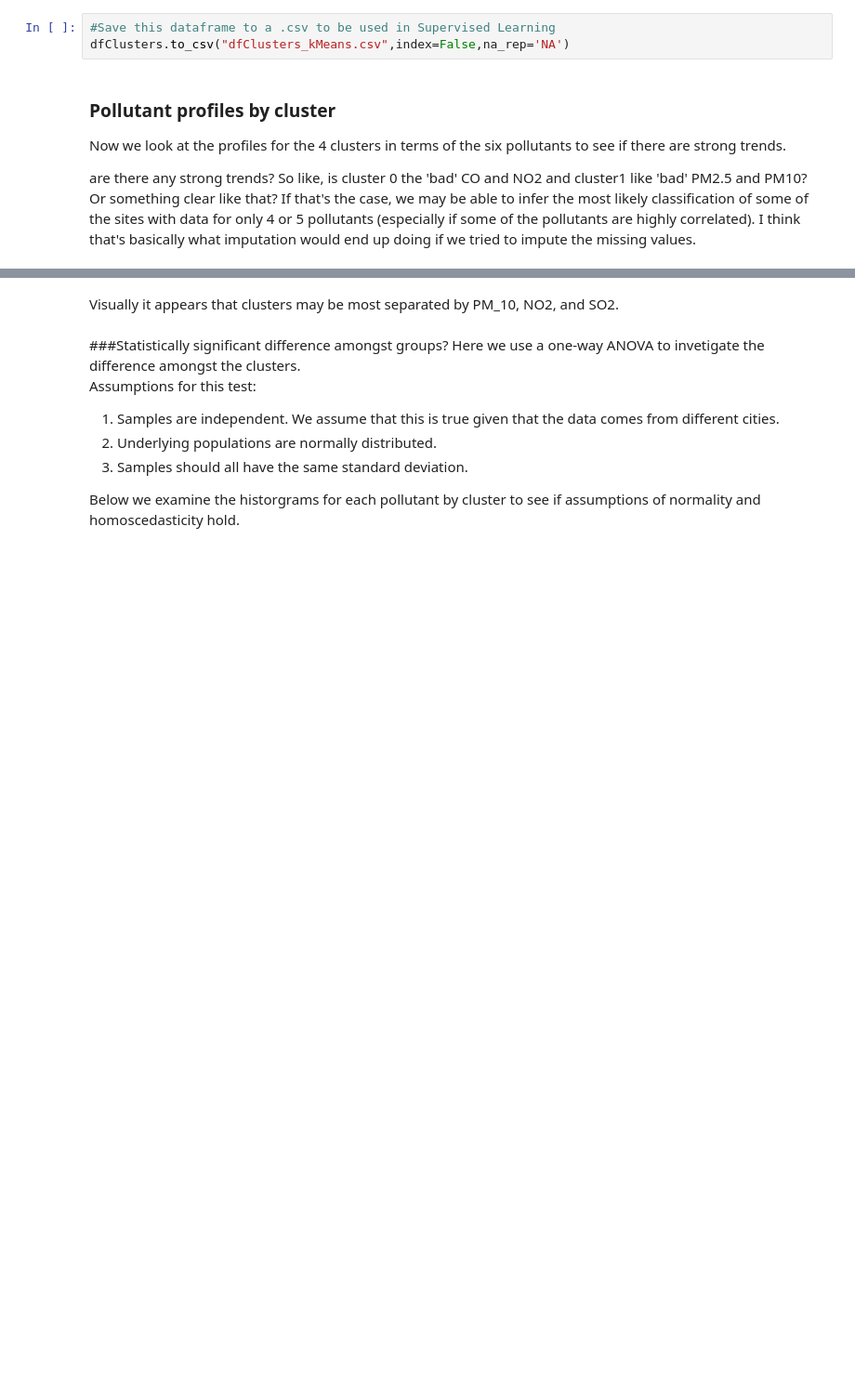
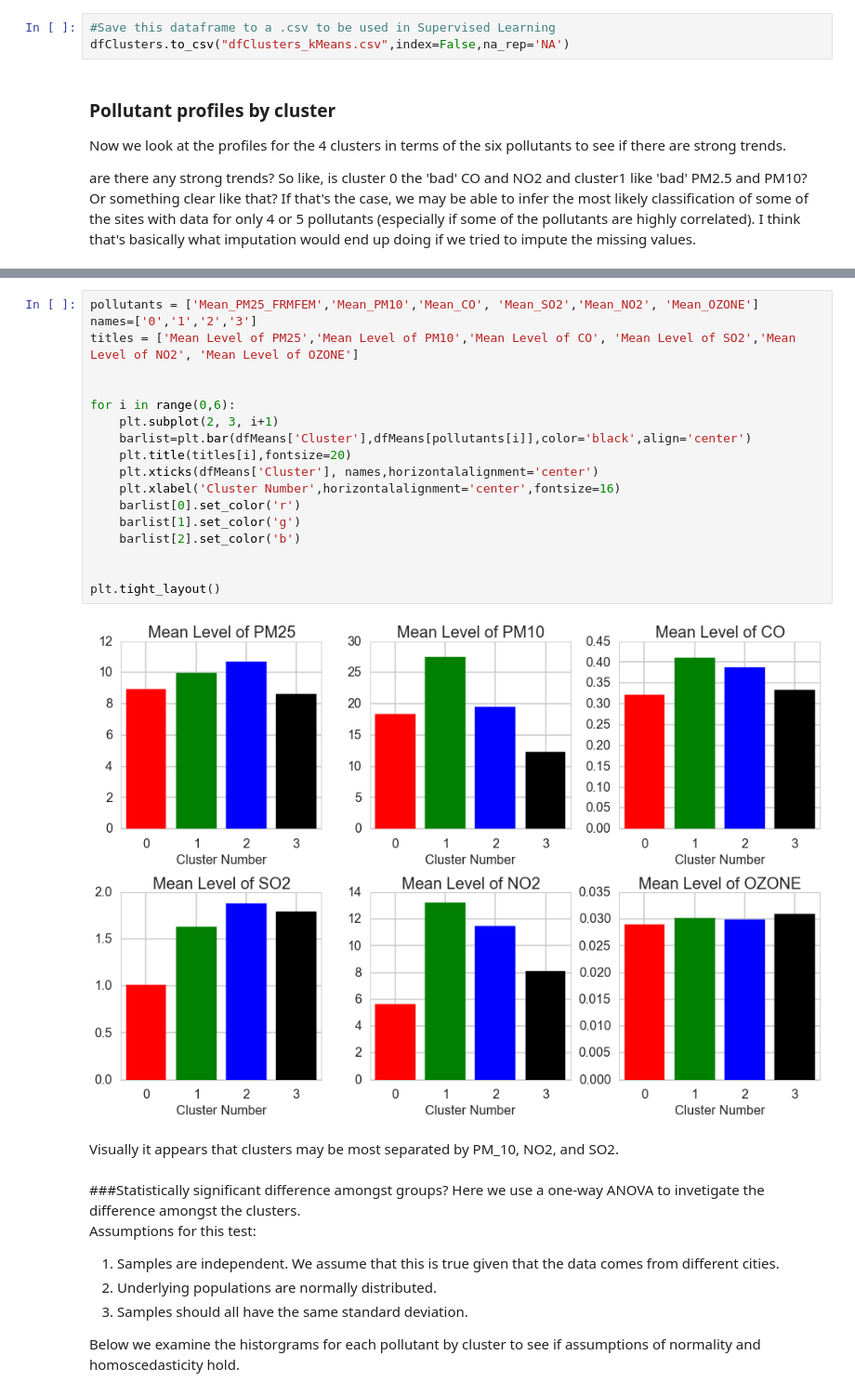
Before and after one commit to mchaffin17/AirPollutionFinalProject, a Jupyter notebook: UnsupervisedAnalysis.ipynb, the cells around one changed output, grey strips where cells are left out. Shown at 93% size. Saved outputs shown, nothing was run; the diff lists cells and outputs as text; blank space fills up the shorter version.

```diff
--- a/UnsupervisedAnalysis.ipynb
+++ b/UnsupervisedAnalysis.ipynb
@@ -457,3 +414,23 @@ plt.tight_layout()
+# %%
+pollutants = ['Mean_PM25_FRMFEM','Mean_PM10','Mean_CO', 'Mean_SO2','Mean_NO2', 'Mean_OZONE']
+names=['0','1','2','3']
+titles = ['Mean Level of PM25','Mean Level of PM10','Mean Level of CO', 'Mean Level of SO2','Mean Level of NO2', 'Mean Level of OZONE']
+
+
+for i in range(0,6):
+    plt.subplot(2, 3, i+1)
+    barlist=plt.bar(dfMeans['Cluster'],dfMeans[pollutants[i]],color='black',align='center')
+    plt.title(titles[i],fontsize=20)
+    plt.xticks(dfMeans['Cluster'], names,horizontalalignment='center')
+    plt.xlabel('Cluster Number',horizontalalignment='center',fontsize=16)
+    barlist[0].set_color('r')
+    barlist[1].set_color('g')
+    barlist[2].set_color('b')
+
+
+plt.tight_layout()
+# %% [output]
+[figure, added]
 # %% [markdown]
 Visually it appears that clusters may be most separated by PM_10, NO2, and SO2.
 # %% [markdown]
```
Also changed, not shown: parts of 37 cells of this notebook.
